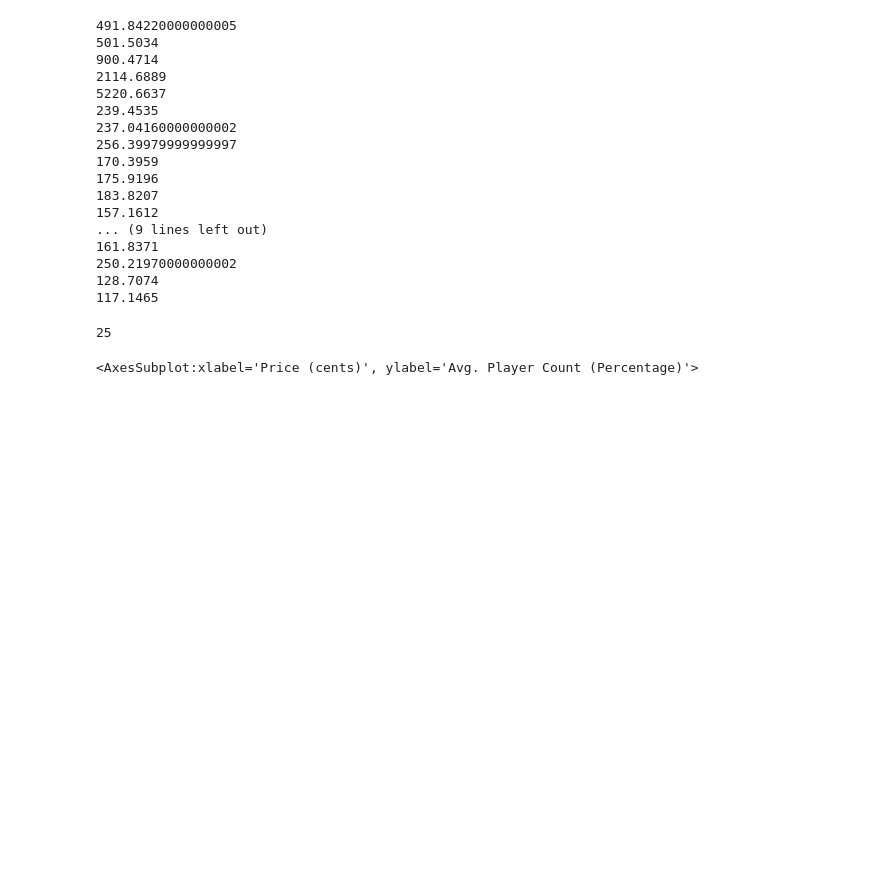
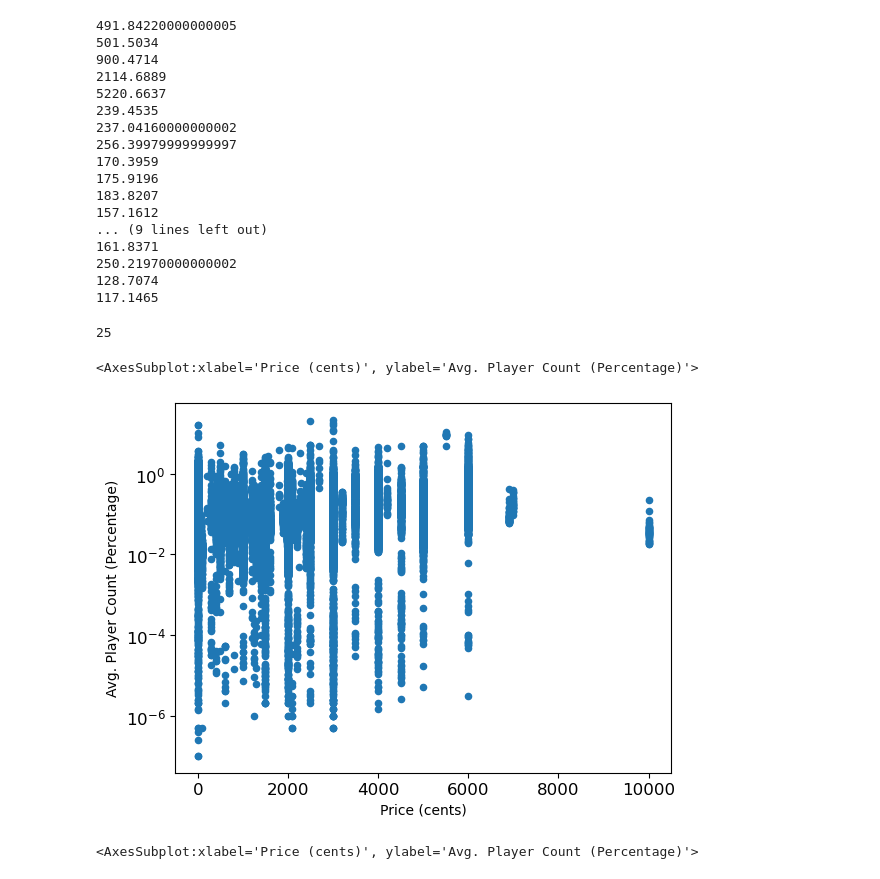
Before and after one commit to mortonjack/Data-Analysis, a Jupyter notebook: graph.ipynb, the cells around one changed output. Cells and saved outputs as stored; diff of their text form; code cells hidden in the pictures; blank space fills up the shorter version.

```diff
--- a/graph.ipynb
+++ b/graph.ipynb
@@ -80,6 +82,15 @@ count
 128.7074
 117.1465
 25
+# %%
+df[df["min_owners"] > 30000].plot.scatter(x = "price", y = "min_player_proportion",
+                                          logy=True, fontsize=12,
+                                          xlabel="Price (cents)",
+                                          ylabel="Avg. Player Count (Percentage)")
+# Lower bound of estimated owners
+# %% [output]
+<AxesSubplot:xlabel='Price (cents)', ylabel='Avg. Player Count (Percentage)'>
+[figure, added]
 # %%
 df[df["min_owners"] > 30000].plot.scatter(x = "price", y = "avg_player_proportion",
                                           logy=True, fontsize=12,
```
Also changed, not shown: parts of 17 cells of this notebook.
